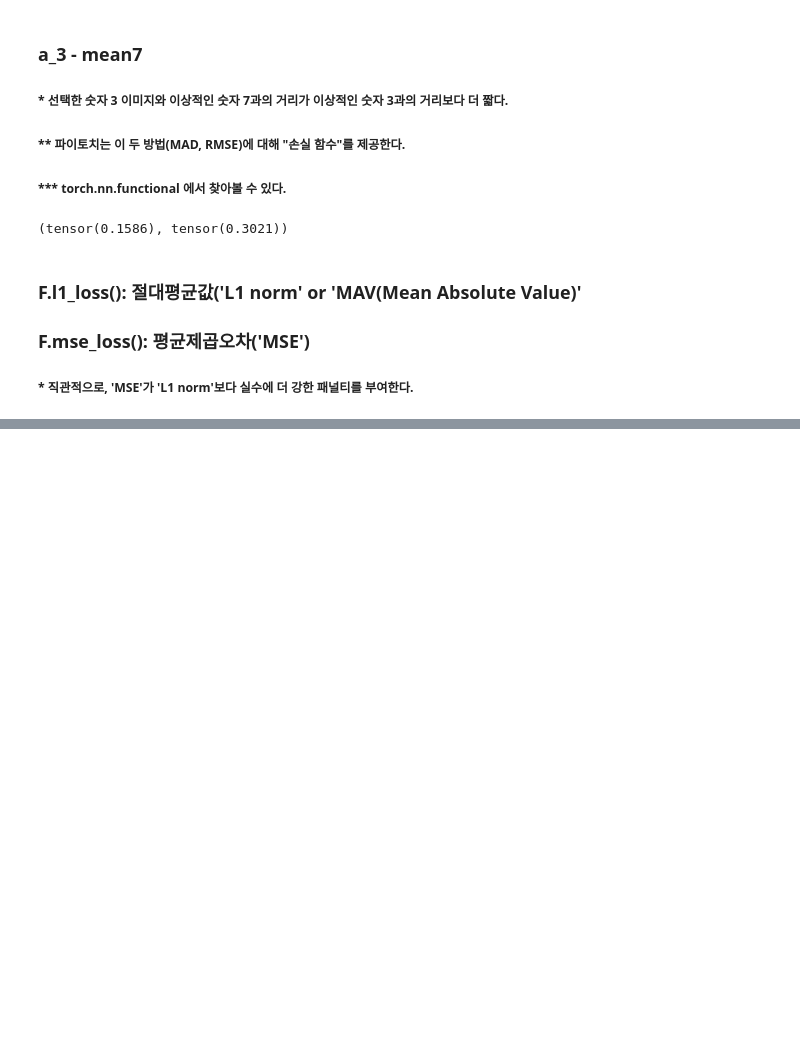
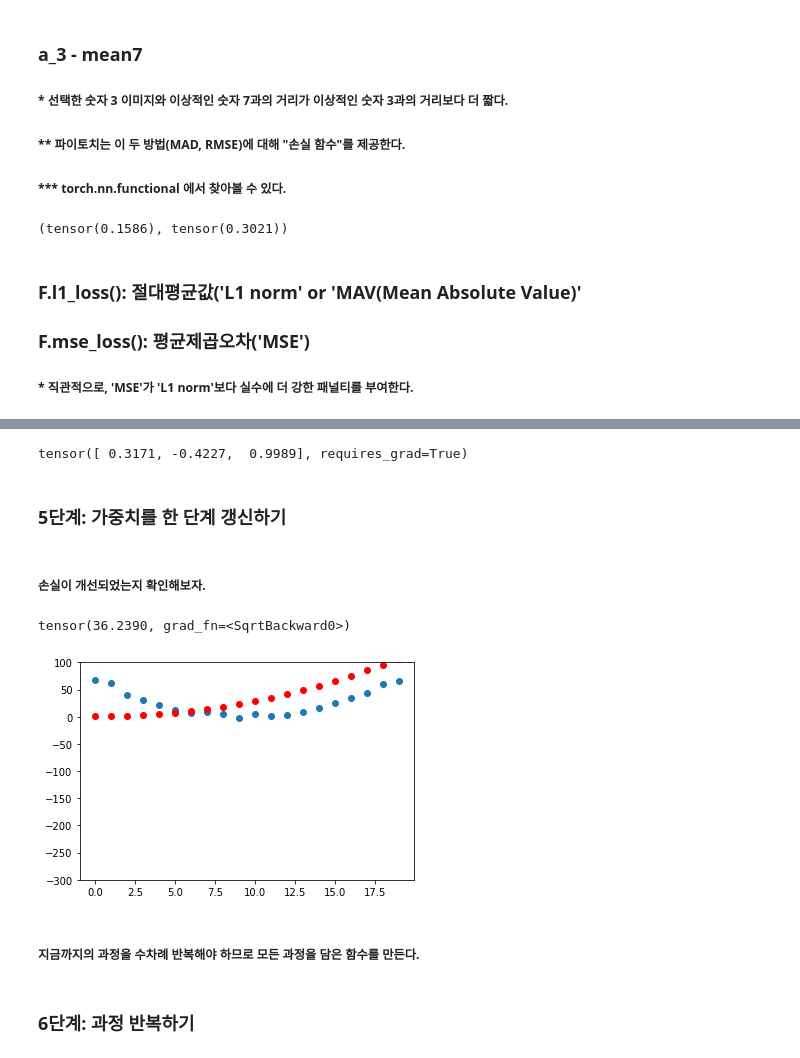
Before and after one commit to hs0224/a-professor-student-research-club, a Jupyter notebook: private/Mr_Mink/Chap04Deeper0.ipynb, the cells around one changed output, grey strips where cells are left out. Cells and saved outputs as stored; diff of their text form; code cells hidden in the pictures; blank space fills up the shorter version.

```diff
--- a/private/Mr_Mink/Chap04Deeper0.ipynb
+++ b/private/Mr_Mink/Chap04Deeper0.ipynb
@@ -215,0 +512,25 @@ F.l1_loss(a_3.float(), mean7), F.mse_loss(a_3, mean7).sqrt()
+# %%
+params
+# %% [output]
+tensor([ 0.3171, -0.4227,  0.9989], requires_grad=True)
+# %% [markdown]
+### 5단계: 가중치를 한 단계 갱신하기
+# %%
+# 계산된 그레디언트에 기반하여 파라미터 값을 갱신
+lr = 1e-5
+params.data -= lr * params.grad.data
+params.grad = None
+# %% [markdown]
+##### 손실이 개선되었는지 확인해보자.
+# %%
+preds = f(time, params)
+mse(preds, speed)
+# %% [output]
+tensor(36.2390, grad_fn=<SqrtBackward0>)
+# %%
+# 그리기
+show_preds(preds)
+# %% [output]
+[figure, added]
+# %% [markdown]
+##### 지금까지의 과정을 수차례 반복해야 하므로 모든 과정을 담은 함수를 만든다.
@@ -215,0 +546,2 @@ F.l1_loss(a_3.float(), mean7), F.mse_loss(a_3, mean7).sqrt()
+# %% [markdown]
+### 6단계: 과정 반복하기
```
Also changed, not shown: parts of 74 cells of this notebook.
